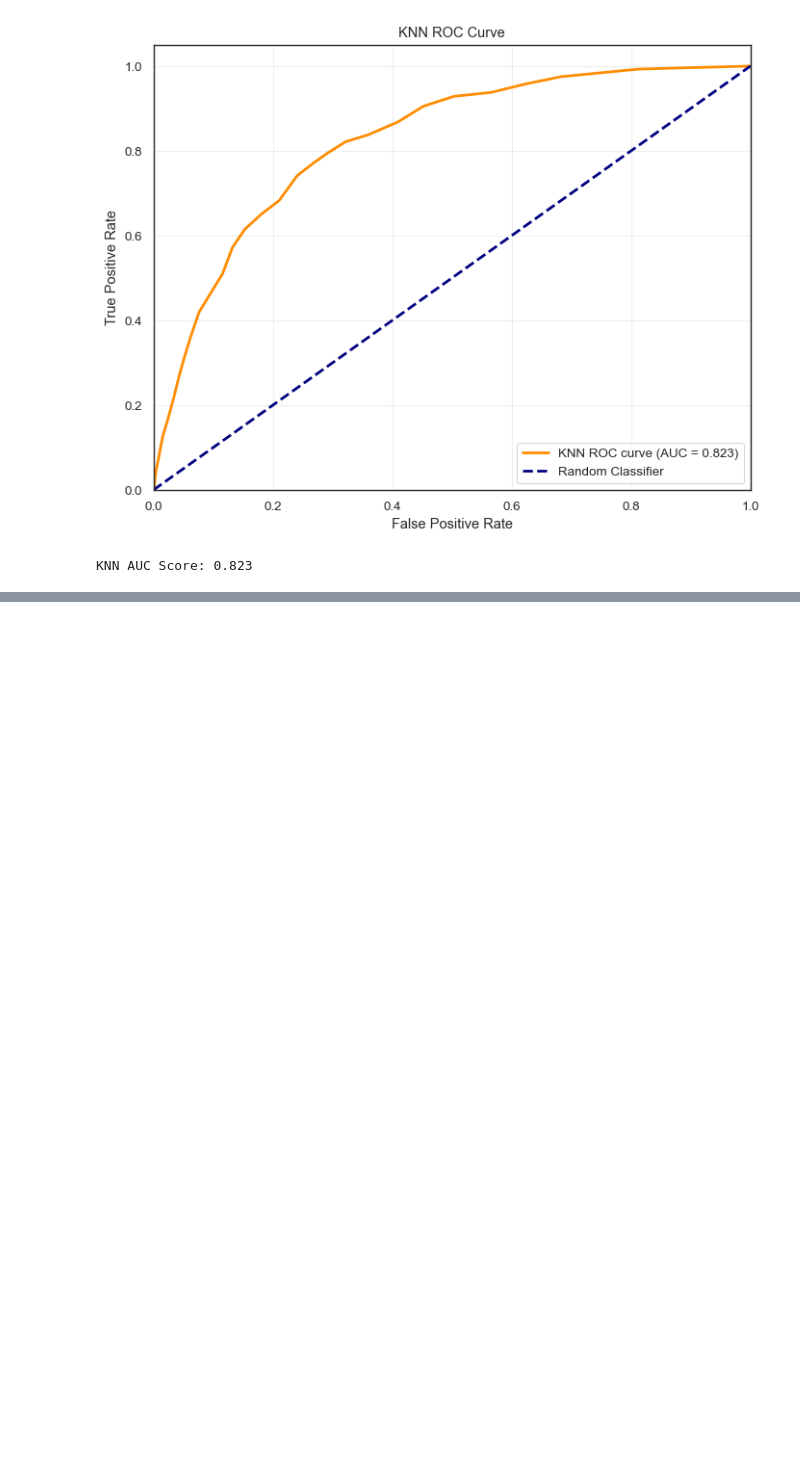
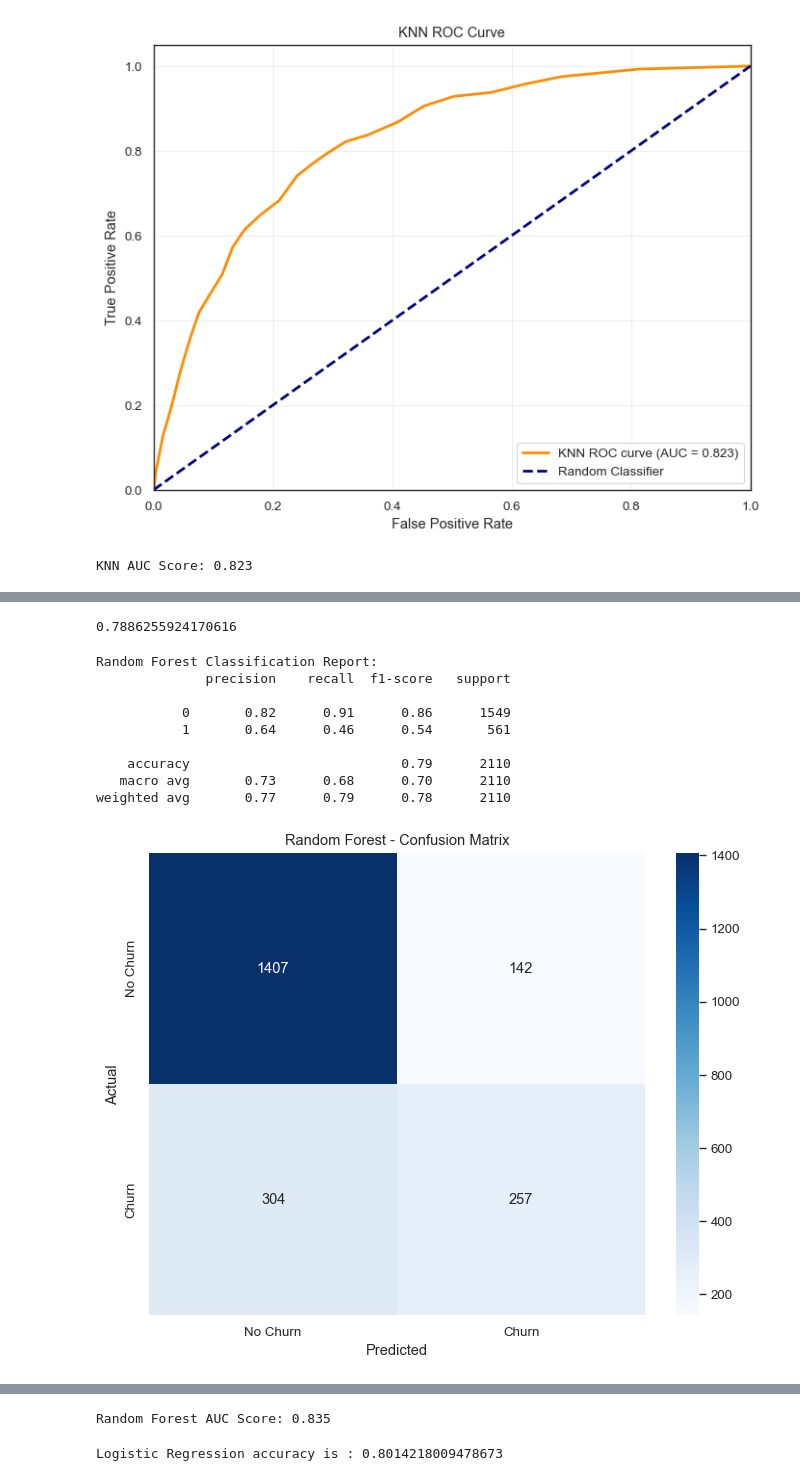
Before and after one commit to Ahmed-Estiak/customer-churn-demo, a Jupyter notebook: customer-churn1demo.ipynb, the cells around one changed output, grey strips where cells are left out. Saved outputs shown, nothing was run; the diff lists cells and outputs as text; code cells hidden in the pictures; blank space fills up the shorter version.

```diff
--- a/customer-churn1demo.ipynb
+++ b/customer-churn1demo.ipynb
@@ -2410,0 +2498,67 @@ KNN AUC Score: 0.823
+# %%
+model_rf = RandomForestClassifier(n_estimators=200 , oob_score = True, n_jobs = -1,
+                                  random_state =42, max_features = "sqrt",
+                                  max_leaf_nodes = 50)
+model_rf.fit(X_train, y_train)
+
+# Make predictions
+prediction_test = model_rf.predict(X_test)
+print (metrics.accuracy_score(y_test, prediction_test))
+# %% [output]
+0.7886255924170616
+# %%
+# Classification Report
+from sklearn.metrics import classification_report
+print("Random Forest Classification Report:")
+print(classification_report(y_test, prediction_test))
+
+# Confusion Matrix
+from sklearn.metrics import confusion_matrix
+import seaborn as sns
+
+cm_rf = confusion_matrix(y_test, prediction_test)
+
+plt.figure(figsize=(8, 6))
+sns.heatmap(cm_rf, annot=True, fmt='d', cmap='Blues',
+           xticklabels=['No Churn', 'Churn'],
+           yticklabels=['No Churn', 'Churn'])
+plt.title('Random Forest - Confusion Matrix')
+plt.xlabel('Predicted')
+plt.ylabel('Actual')
+plt.show()
+
+# ROC Curve and AUC
+from sklearn.metrics import roc_curve, auc
+
+# Get prediction probabilities for positive class
+y_pred_proba_rf = model_rf.predict_proba(X_test)[:, 1]
+
+# Calculate ROC curve
+fpr_rf, tpr_rf, thresholds_rf = roc_curve(y_test, y_pred_proba_rf)
+auc_score_rf = auc(fpr_rf, tpr_rf)
+
+# Plot ROC curve
+plt.figure(figsize=(8, 6))
+plt.plot(fpr_rf, tpr_rf, color='green', lw=2, label=f'Random Forest (AUC = {auc_score_rf:.3f})')
+plt.plot([0, 1], [0, 1], color='navy', lw=2, linestyle='--', label='Random Classifier')
+plt.xlim([0.0, 1.0])
+plt.ylim([0.0, 1.05])
+plt.xlabel('False Positive Rate')
+plt.ylabel('True Positive Rate')
+plt.title('Random Forest - ROC Curve')
+plt.legend(loc="lower right")
+plt.grid(True)
+plt.show()
+
+print(f"Random Forest AUC Score: {auc_score_rf:.3f}")
+# %% [output]
+Random Forest Classification Report:
+              precision    recall  f1-score   support
+
+           0       0.82      0.91      0.86      1549
+           1       0.64      0.46      0.54       561
+
+    accuracy                           0.79      2110
+   macro avg       0.73      0.68      0.70      2110
+weighted avg       0.77      0.79      0.78      2110
+[figure, added]
@@ -2410,0 +2566,8 @@ KNN AUC Score: 0.823
+Random Forest AUC Score: 0.835
+# %%
+lr_model = LogisticRegression(max_iter=1000)
+lr_model.fit(X_train,y_train)
+accuracy_lr = lr_model.score(X_test,y_test)
+print("Logistic Regression accuracy is :",accuracy_lr)
+# %% [output]
+Logistic Regression accuracy is : 0.8014218009478673
```
Also changed, not shown: parts of 16 cells of this notebook.
